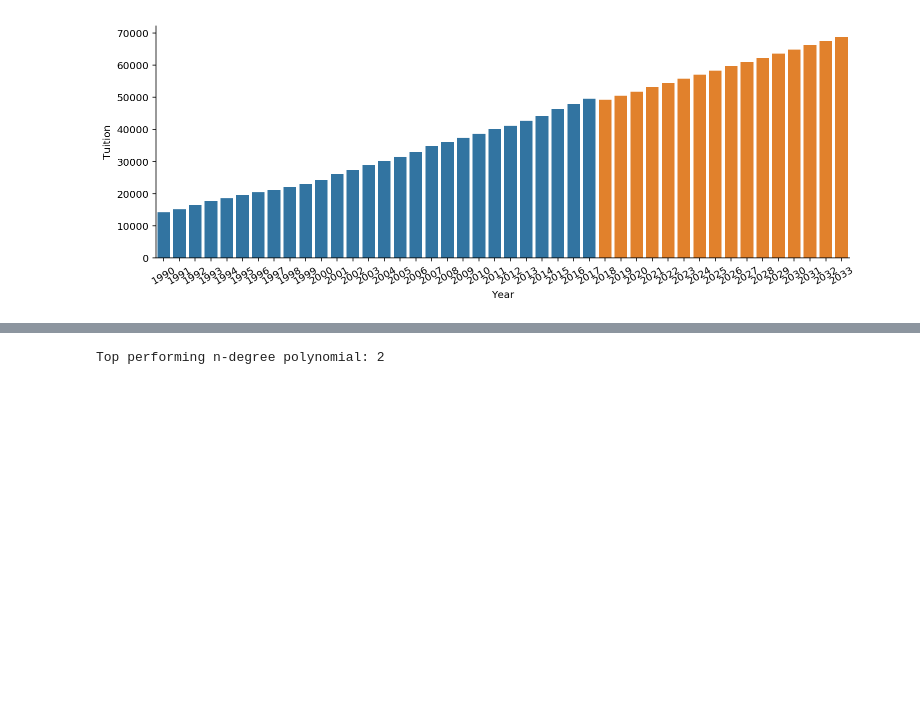
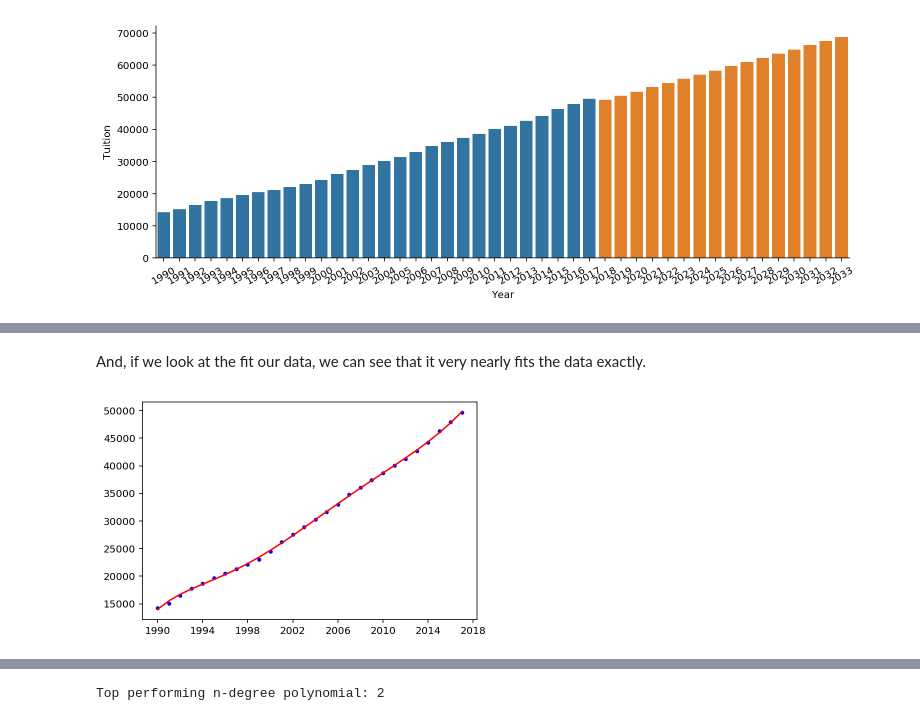
Before and after one commit to croach/data_science_for_daddies, a Jupyter notebook: Data Science for Daddies (and Mommies).ipynb, the cells around one changed output, grey strips where cells are left out. Drawn from its saved outputs; the diff is of its cells as text; code cells hidden in the pictures; blank space fills up the shorter version.

Commit message:
Started fleshing out the section on Polynomial Regression

```diff
--- a/Data Science for Daddies (and Mommies).ipynb
+++ b/Data Science for Daddies (and Mommies).ipynb
@@ -410,0 +418,14 @@ Bi-weekly deposit amount: $368
+# %%
+def train_polynomial_model(train, degree=1):
+    """Trains a polynomial regression model with the training data
+
+    Arguments:
+    train -- time series of tuition costs per year
+    degree -- degree of the resultant polynomial
+
+    """
+    pm = np.poly1d(np.polyfit(train.index.year,
+                              train['tuition'], degree))
+    return pm
+
+qm = train_polynomial_model(historical_amts, degree=2)
@@ -410,0 +434,2 @@ Bi-weekly deposit amount: $368
+# %%
+plot_fit(historical_amts, qm)
@@ -410,0 +476,6 @@ Bi-weekly deposit amount: $368
+# %%
+X = historical_amts.index.year.values.reshape(-1, 1)
+y = historical_amts.tuition.values.reshape(-1, 1)
+print('Compounding Model RMSE : {}'.format(rmse(cm(X), y)))
+print('Linear Model RMSE      : {}'.format(rmse(lm(X), y)))
+print('Quadratic Model RMSE   : {}'.format(rmse(qm(X), y)))
@@ -410,0 +488,4 @@ Bi-weekly deposit amount: $368
+# %%
+for degree in range(3, len(historical_amts) + 2):
+    pm = train_polynomial_model(historical_amts, degree)
+    print('Polynomial ({0:02}) Model RMSE : {1}'.format(degree, rmse(pm(X), y)))
@@ -410,0 +510,6 @@ Bi-weekly deposit amount: $368
+# %% [markdown]
+And, if we look at the fit our data, we can see that it very nearly fits the data exactly.
+# %%
+plot_fit(historical_amts, pm)
+# %% [output]
+[figure, added]
```
Also changed, not shown: parts of 66 cells of this notebook.
